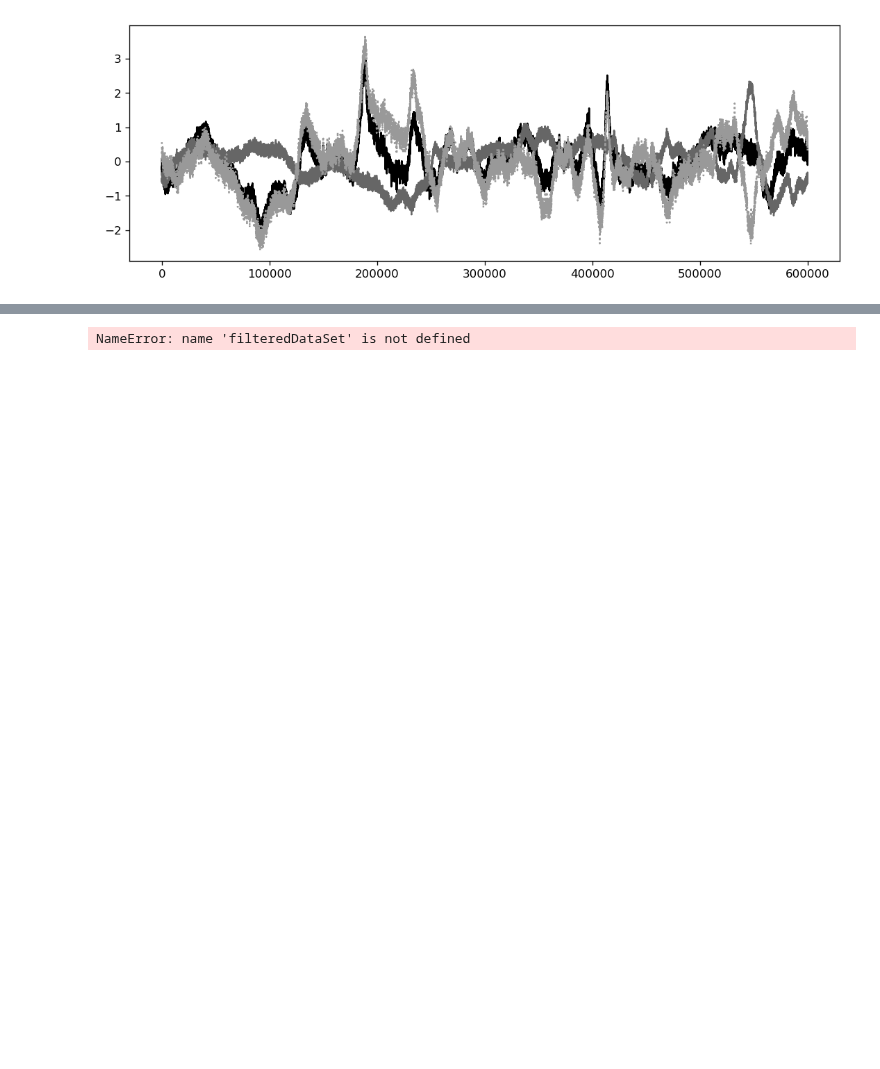
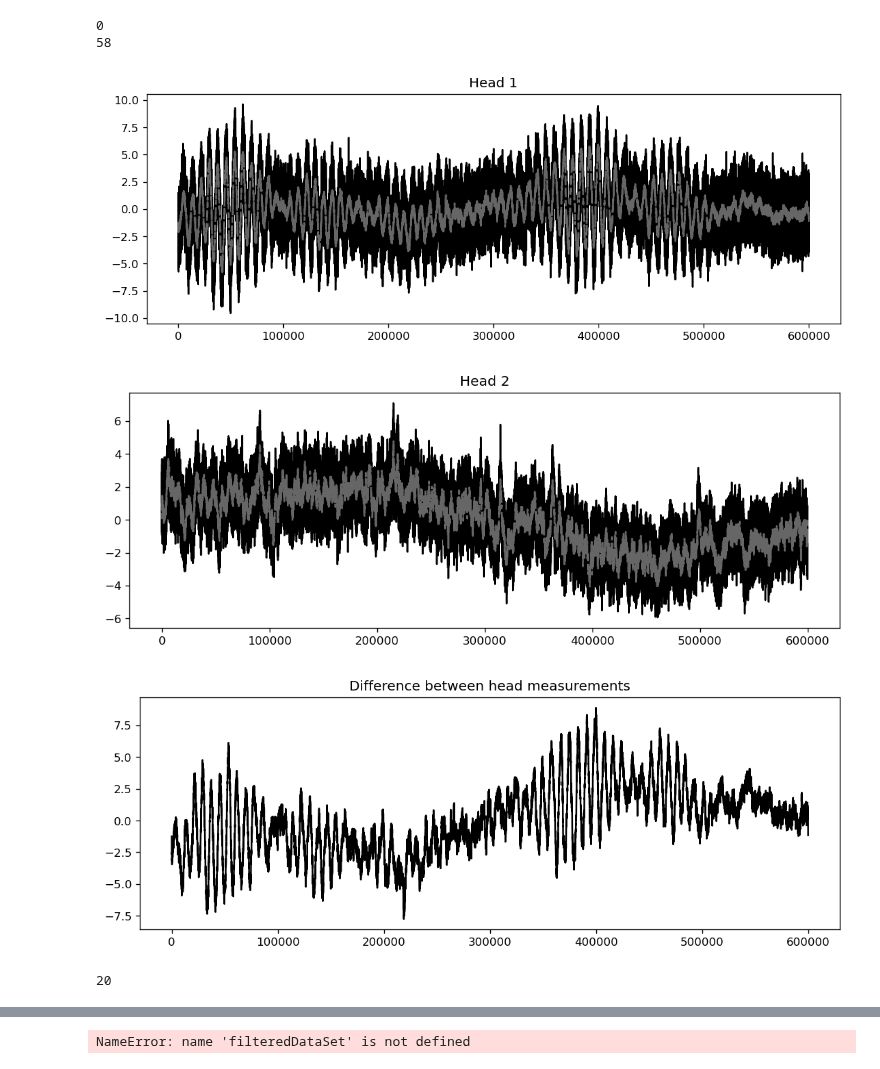
Before and after one commit to danchendrickson/RMG_NDE_Disssertation, a Jupyter notebook: 10 Laser Tests.ipynb, the cells around one changed output, grey strips where cells are left out. Cells and saved outputs as stored; diff of their text form; code cells hidden in the pictures; blank space fills up the shorter version.

```diff
--- a/10 Laser Tests.ipynb
+++ b/10 Laser Tests.ipynb
@@ -23,7 +23,7 @@ if not 'FFormat' in locals():
 Computer = "SciClone"   # "SciClone"    "WinLap"  "LinLap"   "Desktop"  "PortLap"
 
 #Standard cycle for collors and line styles
-default_cycler = (cycler('color', ['0.00', '0.40', '0.60', '0.70']) + cycler(linestyle=['-', '--', ':', '-.']))
+default_cycler = (cycler('color', ['0.40', '0.00', '0.60', '0.70']) + cycler(linestyle=['-', '--', ':', '-.']))
 plt.rc('axes', prop_cycle=default_cycler)
 my_cmap = plt.get_cmap('gray')
 PlotWidthIn = 11
@@ -63,7 +64,7 @@ elif Computer == 'PortLap':
 
 if Computer ==  "SciClone":
     rootfolder = '/sciclone/home20/dchendrickson01/'
-    folder = '/sciclone/scr10/dchendrickson01/New/'
+    folder = '/sciclone/scr10/dchendrickson01/Laser Data/'
 elif Computer == "Desktop":
     rootfolder = location
     folder = rootfolder #+ "SmallCopy\\"
@@ -80,6 +81,8 @@ elif Computer =='PortLap':
 def getDataFromfiles(file):
     try:
         DS = np.genfromtxt(open(file,'r'), delimiter=',',skip_header=0)
+        if np.shape(DS)[1]==4:
+            DS = DS[:,2:4]
     except:
         print('Fail on file',file)
         DS = file
@@ -159,18 +173,39 @@ plt.show()
 Head1 = cf.Smoothing(np.array(DataSet[:,0]).flatten(),2)
 Head2 = cf.Smoothing(np.array(DataSet[:,1]).flatten(),2)
 Diff = cf.Smoothing(np.array(DataSet[:,2]).flatten(),2)
+# %%
+Normed1 = DataSet[:,0] - np.average(DataSet[:,0])
+Normed2 = DataSet[:,1] - np.average(DataSet[:,1])
+NormedDiff = DataSet[:,2] - np.average(DataSet[:,2])
+# %% [output]
+0
+58
 # %%
 Head1 -= np.average(Head1)
 Head2 -= np.average(Head2)
 Diff -= np.average(Diff)
 # %%
 fig = plt.figure(figsize=(PlotWidthIn,PlotHeightIn),dpi=PlotDPI)
+plt.plot(Normed1)
 plt.plot(Head1)
+plt.title('Head 1')
+plt.show()
+
+fig = plt.figure(figsize=(PlotWidthIn, PlotHeightIn),dpi=PlotDPI)
+plt.plot(Normed2)
 plt.plot(Head2)
+plt.title('Head 2')
+plt.show()
+
+fig = plt.figure(figsize=(PlotWidthIn,PlotHeightIn),dpi=PlotDPI)
 plt.plot(Diff)
+plt.title('Difference between head measurements')
 #plt.plot(DataSet[3,:])
 plt.show()
 # %% [output]
-[figure, old version]
+[figure, new version]
+[figure, added]
+[figure, added]
+20
 # %%
 FullFP1 = cf.getThumbprint2(Head1, 'sym5',100,20)
```
Also changed, not shown: parts of 10 cells of this notebook, 6 other files.
